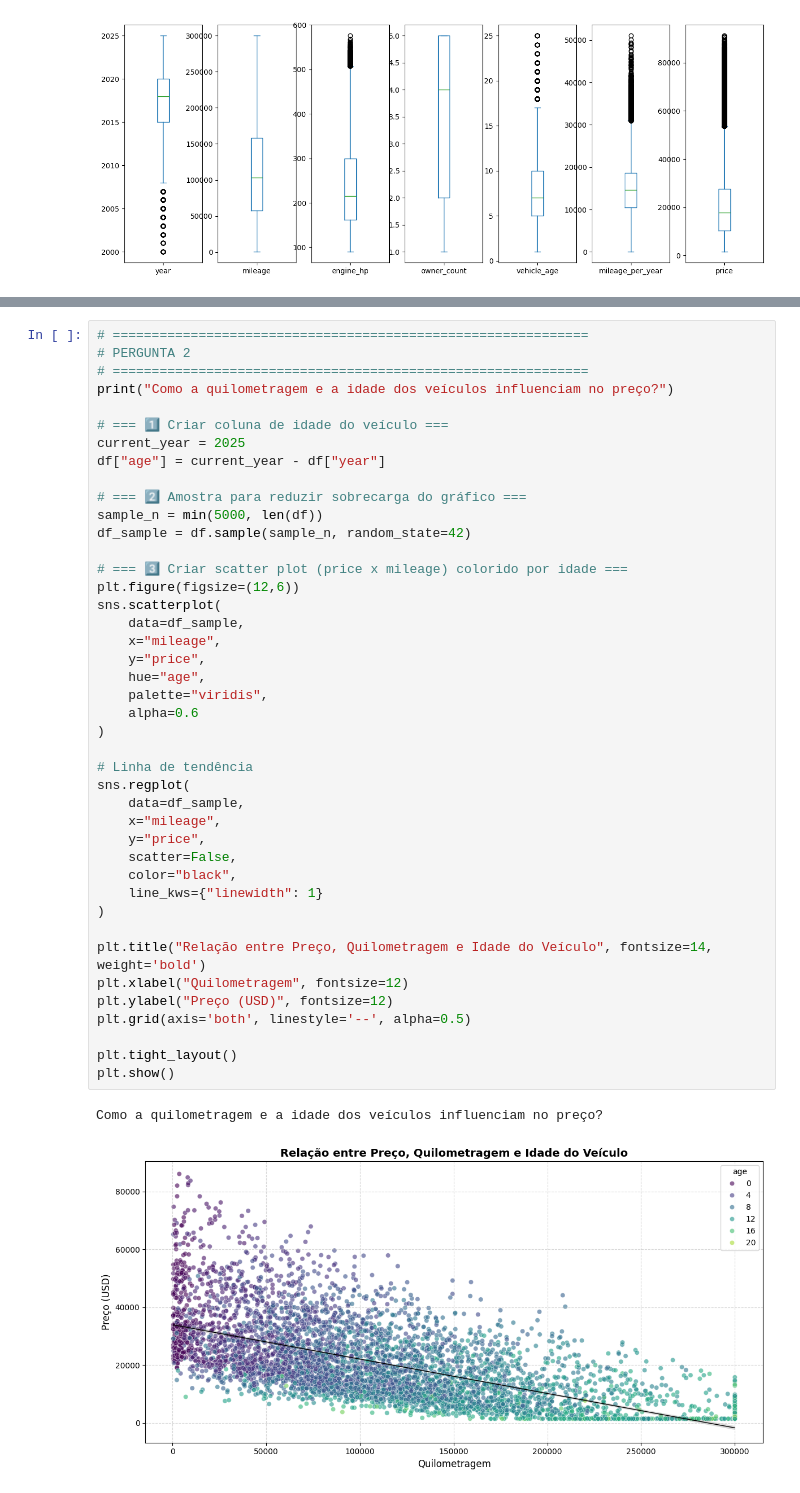
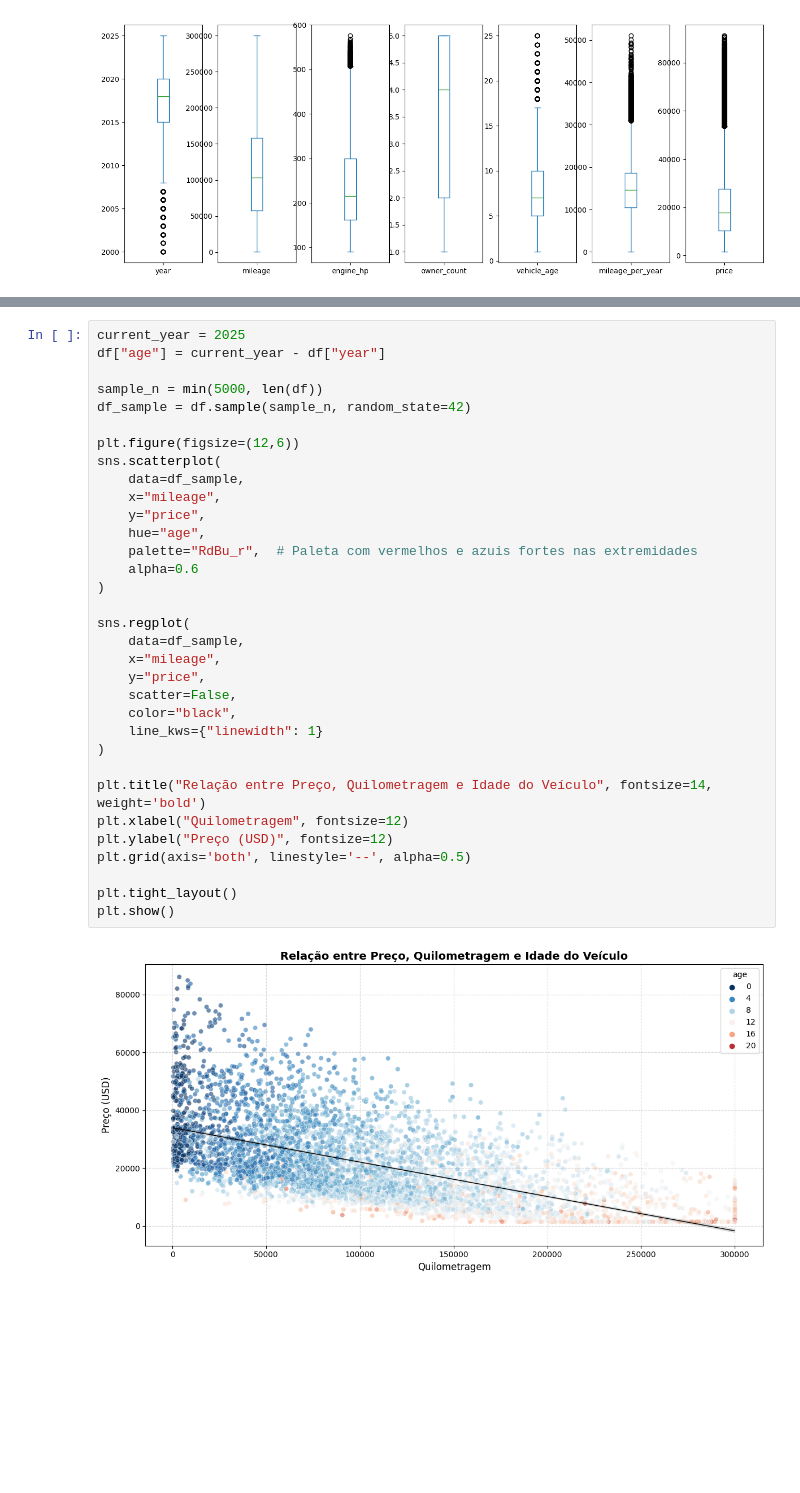
Before and after one commit to Erc-prog-xD/CienciaDeDados, a Jupyter notebook: notebooks/vehicle-notebook.ipynb, the cells around one changed output, grey strips where cells are left out. Drawn from its saved outputs; the diff is of its cells as text; blank space fills up the shorter version.

```diff
--- a/notebooks/vehicle-notebook.ipynb
+++ b/notebooks/vehicle-notebook.ipynb
@@ -331,45 +486,35 @@ Qual o preço medio dos veiculos, em relação a marca, quantidade de donos e pr
 # %%
-# =============================================================
-# PERGUNTA 2
-# =============================================================
-print("Como a quilometragem e a idade dos veículos influenciam no preço?")
-
-# === 1️⃣ Criar coluna de idade do veículo ===
 current_year = 2025
 df["age"] = current_year - df["year"]
 
-# === 2️⃣ Amostra para reduzir sobrecarga do gráfico ===
 sample_n = min(5000, len(df))
 df_sample = df.sample(sample_n, random_state=42)
 
-# === 3️⃣ Criar scatter plot (price x mileage) colorido por idade ===
 plt.figure(figsize=(12,6))
 sns.scatterplot(
     data=df_sample,
     x="mileage",
     y="price",
     hue="age",
-    palette="viridis",
+    palette="RdBu_r",  # Paleta com vermelhos e azuis fortes nas extremidades
     alpha=0.6
 )
 
-# Linha de tendência
 sns.regplot(
     data=df_sample,
     x="mileage",
     y="price",
     scatter=False,
     color="black",
     line_kws={"linewidth": 1}
 )
 
 plt.title("Relação entre Preço, Quilometragem e Idade do Veículo", fontsize=14, weight='bold')
 plt.xlabel("Quilometragem", fontsize=12)
 plt.ylabel("Preço (USD)", fontsize=12)
 plt.grid(axis='both', linestyle='--', alpha=0.5)
 
 plt.tight_layout()
 plt.show()
 # %% [output]
-Como a quilometragem e a idade dos veículos influenciam no preço?
-[figure, old version]
+[figure, new version]
```
Also changed, not shown: parts of 36 cells of this notebook.
